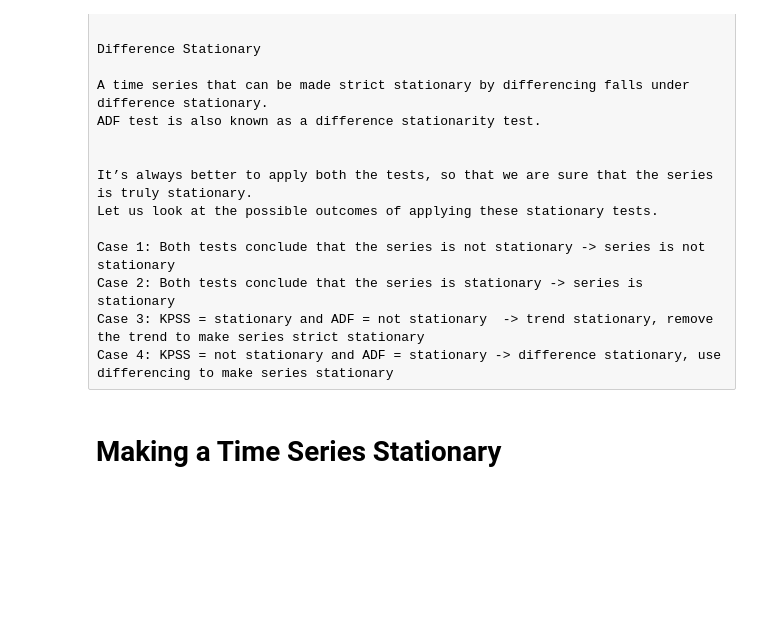
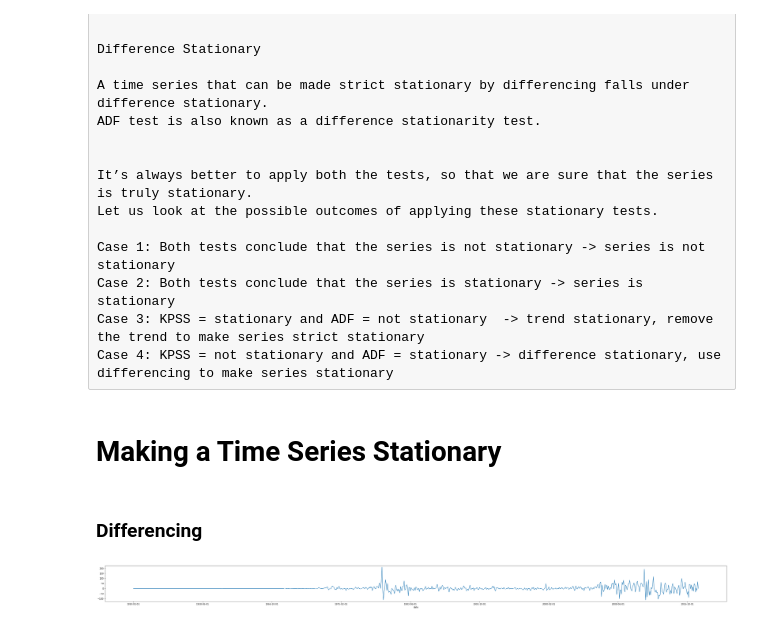
Before and after one commit to muhammad-ahsan/openDS, a Jupyter notebook: Timeseries/Classical Methods.ipynb, the cells around one changed output. Cells and saved outputs as stored; diff of their text form; code cells hidden in the pictures; blank space fills up the shorter version.

```diff
--- a/Timeseries/Classical Methods.ipynb
+++ b/Timeseries/Classical Methods.ipynb
@@ -163,3 +156,12 @@ Case 3: KPSS = stationary and ADF = not stationary  -> trend stationary, remove
 Case 4: KPSS = not stationary and ADF = stationary -> difference stationary, use differencing to make series stationary
 # %% [markdown]
 # Making a Time Series Stationary
+# %% [markdown]
+### Differencing
+# %%
+df['new_price_consecutive_diff'] = df['price'] - df['price'].shift(1)
+df['new_price_consecutive_diff'].dropna().plot()
+
+plt.show()
+# %% [output]
+[figure, added]
```
Also changed, not shown: parts of 19 cells of this notebook.
